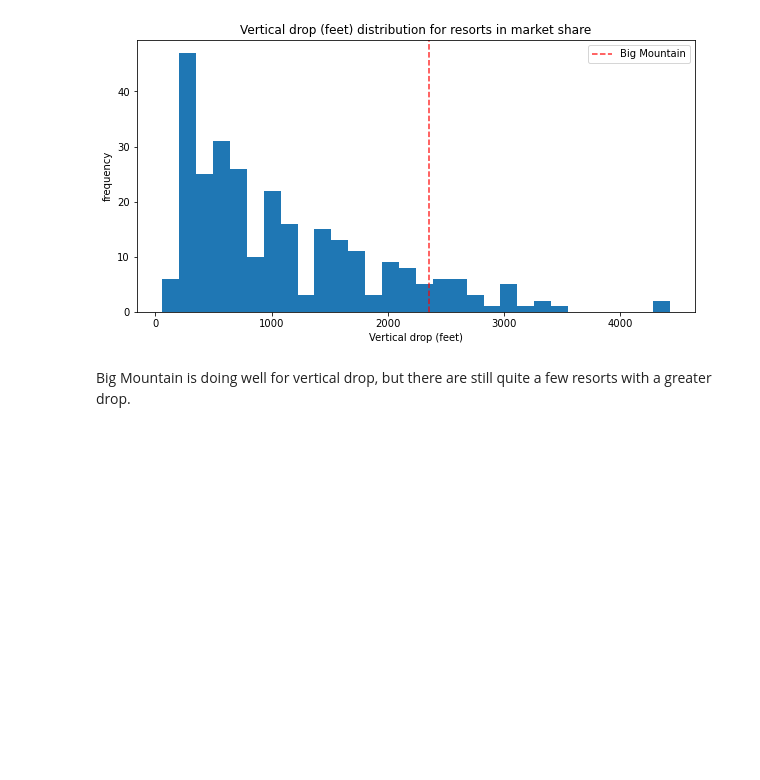
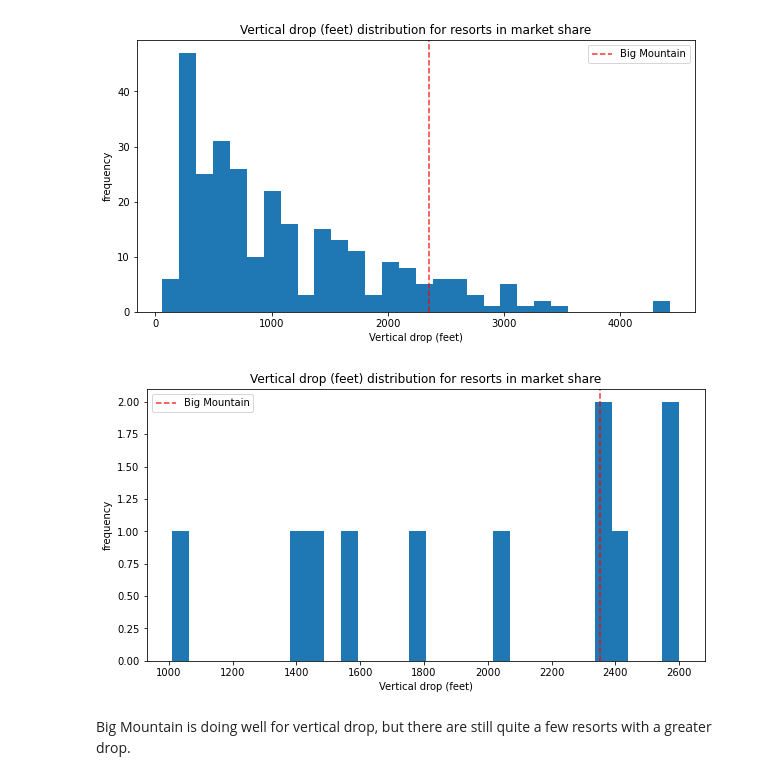
Before and after one commit to asullivan42/DataScienceGuidedCapstone, a Jupyter notebook: Notebooks/05_modeling.ipynb, the cells around one changed output. Saved outputs shown, nothing was run; the diff lists cells and outputs as text; code cells hidden in the pictures; blank space fills up the shorter version.

```diff
--- a/Notebooks/05_modeling.ipynb
+++ b/Notebooks/05_modeling.ipynb
@@ -223,6 +253,10 @@ plot_compare('AdultWeekend', 'Adult weekend ticket price ($) - Montana only', st
 plot_compare('vertical_drop', 'Vertical drop (feet)')
 # %% [output]
 [figure]
+# %%
+plot_compare('vertical_drop', 'Vertical drop (feet)', state='Montana')
+# %% [output]
+[figure, added]
 # %% [markdown]
 Big Mountain is doing well for vertical drop, but there are still quite a few resorts with a greater drop.
 # %% [markdown]
```
Also changed, not shown: parts of 22 cells of this notebook, 7 other files.
